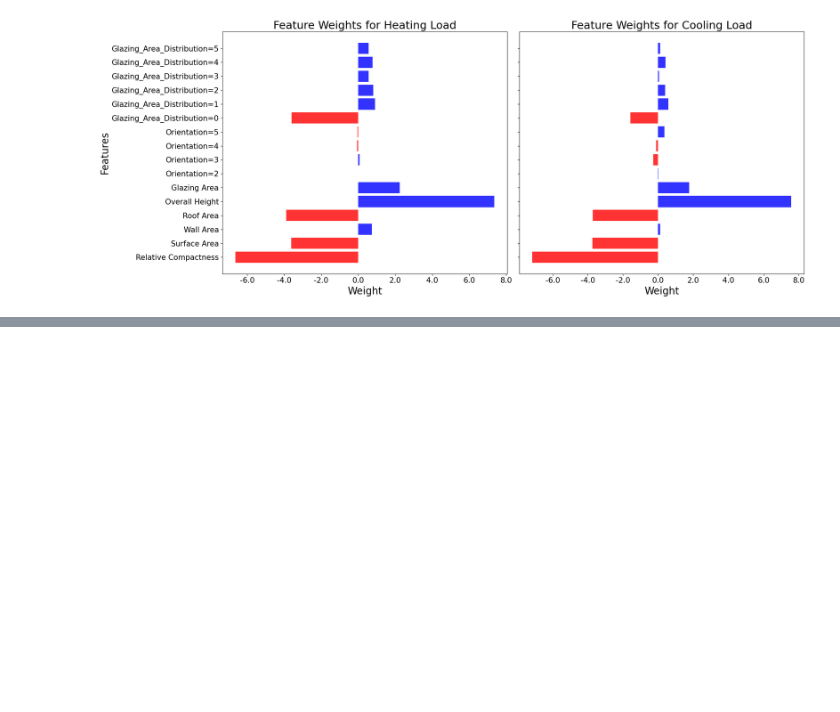
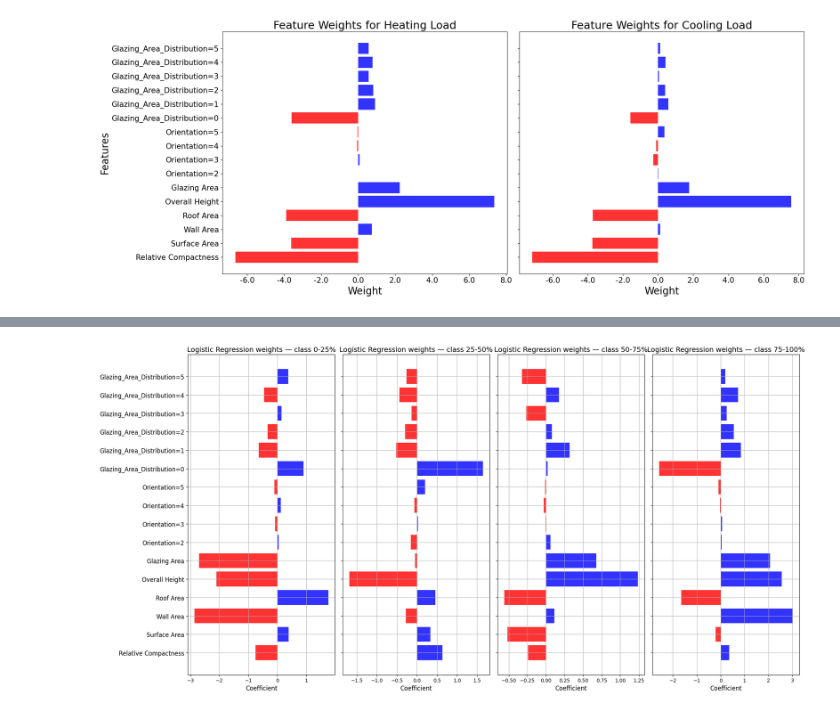
Before and after one commit to Pakkutaq/ml_project1, a Jupyter notebook: project2.ipynb, the cells around one changed output, grey strips where cells are left out. Drawn from its saved outputs; the diff is of its cells as text; code cells hidden in the pictures; blank space fills up the shorter version.

```diff
--- a/project2.ipynb
+++ b/project2.ipynb
@@ -169,0 +517,7 @@ plt.show()
+# %%
+# Split at quartiles 0-25%: Class 0 (low), 25-50%: Class 1 (medium), 50-75%: Class 2 (high), 75-100%: Class 3 (very high)
+
+y1 = y['Heating Load']
+y_class = pd.qcut(y1, q=4, labels=[0,1,2,3])
+
+y_binary = pd.Series(y_class.astype(int), index=y1.index, name='HeatingClass')
@@ -169,0 +526,10 @@ plt.show()
+# %%
+# Model Setup: Baseline (Majority Class Classifier)
+
+def train_baseline(y_train):
+    unique, counts = np.unique(y_train, return_counts=True)
+    majority_class = unique[np.argmax(counts)]
+    return majority_class
+
+def predict_baseline(majority_class, n_samples):
+    return np.full(n_samples, majority_class)
@@ -169,0 +580,3 @@ plt.show()
+# %%
+lambda_values = [0.01, 0.1, 0.5, 1, 2, 5]
+hidden_units_values = [50, 60, 70, 90, 100]
@@ -169,0 +812,64 @@ plt.show()
+# %%
+from sklearn.exceptions import ConvergenceWarning
+import warnings
+
+mu = np.mean(X[numerical_features], axis=0)
+sigma = np.std(X[numerical_features], axis=0)
+sigma[sigma == 0] = 1.0
+
+X_scaled = X.copy()
+X_scaled[numerical_features] = (X[numerical_features] - mu) / sigma
+
+try:
+    final_lambda = float(results_df['LR λ*'].mode()[0])
+except Exception:
+    final_lambda = 1.0
+
+C_val = 1.0 / final_lambda if final_lambda > 0 else 1e12
+
+# multinomial logistic regression
+model_lr = LogisticRegression(
+    C=C_val,
+    penalty='l2',
+    solver='lbfgs',
+    max_iter=5000,
+    random_state=42
+)
+
+with warnings.catch_warnings():
+    warnings.filterwarnings("ignore", category=ConvergenceWarning)
+    model_lr.fit(X_scaled, y_binary)
+
+coeffs = model_lr.coef_
+n_classes = coeffs.shape[0]
+
+fig, axes = plt.subplots(1, n_classes, figsize=(5 * n_classes, 10), sharey=True)
+if n_classes == 1:
+    axes = [axes]
+
+def GetClassName(i):
+    if i == 0:
+        return '0-25%'
+    elif i == 1:
+        return '25-50%'
+    elif i == 2:
+        return '50-75%'
+    elif i == 3:
+        return '75-100%'
+
+y_pos = np.arange(len(X.columns))
+for i, ax in enumerate(axes):
+    coef_i = coeffs[i]
+    colors = ['blue' if w >= 0 else 'red' for w in coef_i]
+    ax.barh(y_pos, coef_i, color=colors, alpha=0.8)
+    ax.set_yticks(y_pos)
+    ax.set_yticklabels(X.columns, fontsize=12)
+    ax.set_title(f'Logistic Regression weights — class {GetClassName(i)}', fontsize=14)
+    ax.set_xlabel('Coefficient', fontsize=12)
+    ax.grid(True)
+
+
+plt.tight_layout()
+plt.show()
+# %% [output]
+[figure, added]
```
Also changed, not shown: parts of 19 cells of this notebook.
